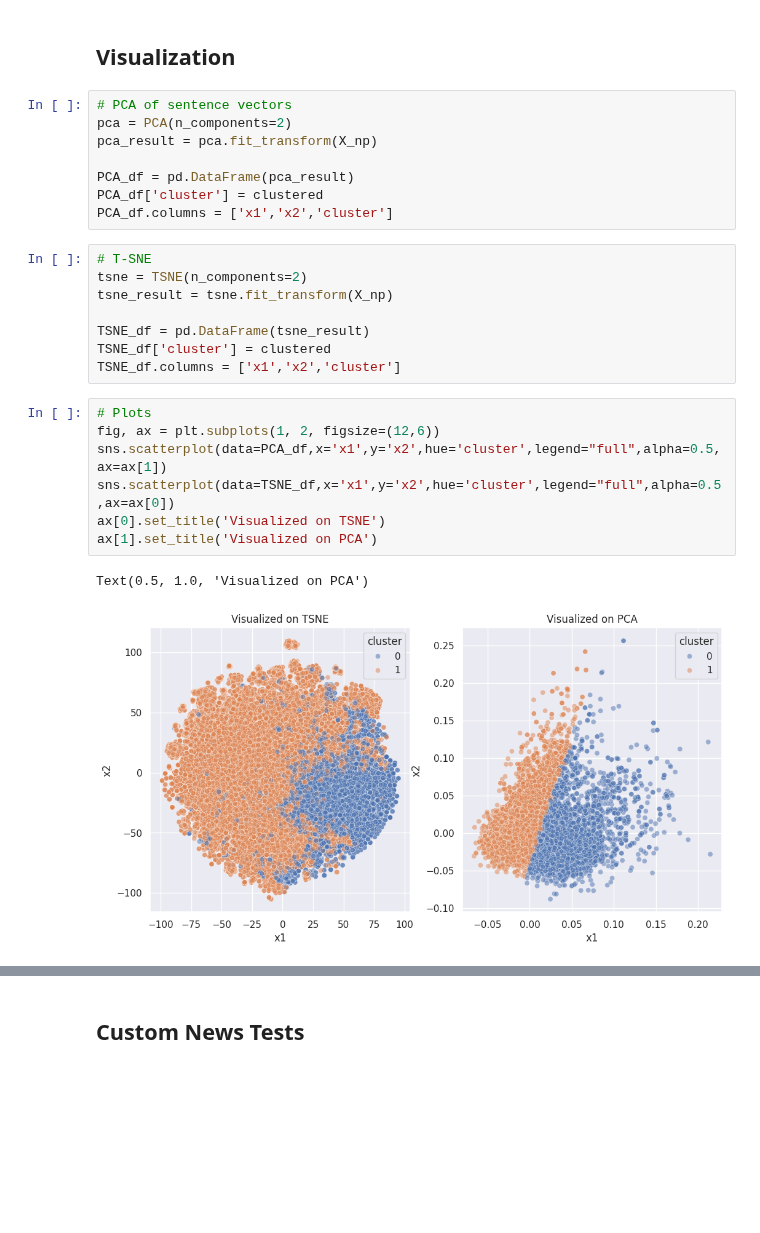
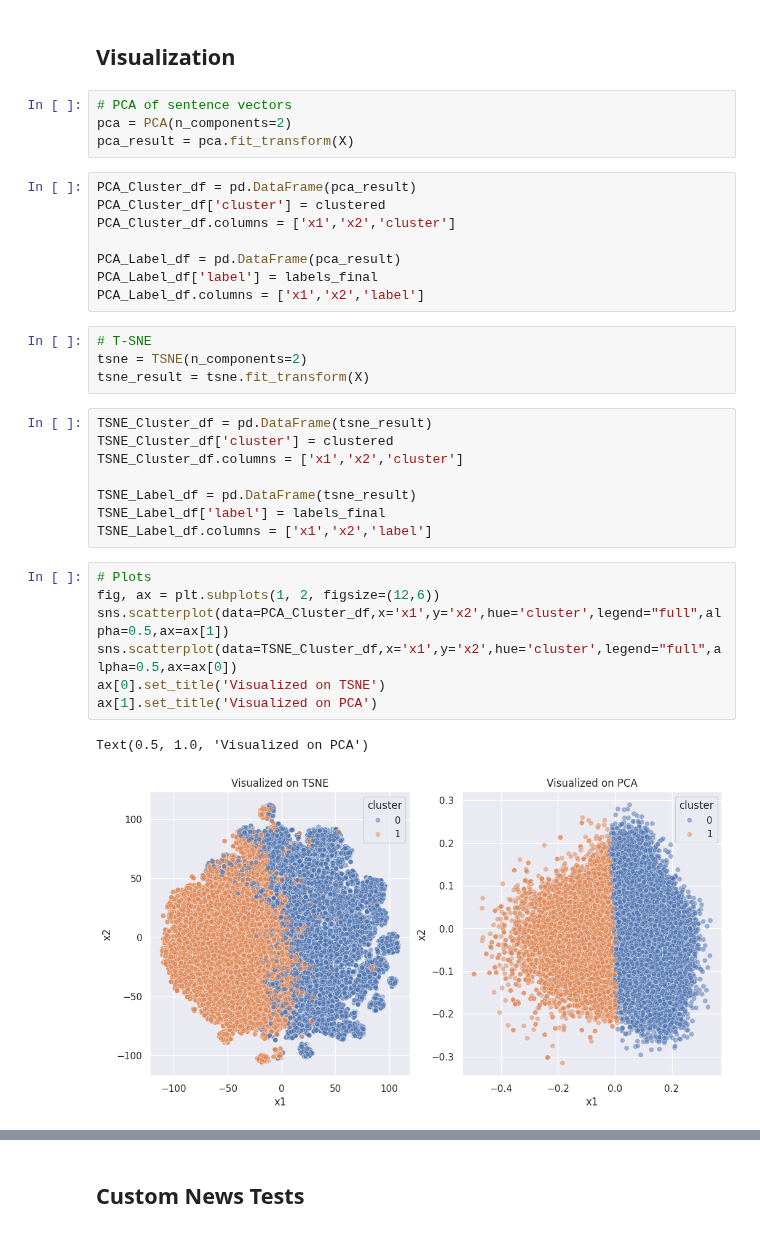
Before and after one commit to detiuaveiro/aas, a Jupyter notebook: notebooks/02-anomaly/notebook04.ipynb, the cells around one changed output, grey strips where cells are left out. Cells and saved outputs as stored; diff of their text form; blank space fills up the shorter version.

```diff
--- a/notebooks/02-anomaly/notebook04.ipynb
+++ b/notebooks/02-anomaly/notebook04.ipynb
@@ -279,26 +332,34 @@ Correctly clustered news: 7.554189222303905%
 # %%
 # PCA of sentence vectors
 pca = PCA(n_components=2)
-pca_result = pca.fit_transform(X_np)
-
-PCA_df = pd.DataFrame(pca_result)
-PCA_df['cluster'] = clustered
-PCA_df.columns = ['x1','x2','cluster']
+pca_result = pca.fit_transform(X)
+# %%
+PCA_Cluster_df = pd.DataFrame(pca_result)
+PCA_Cluster_df['cluster'] = clustered
+PCA_Cluster_df.columns = ['x1','x2','cluster']
+
+PCA_Label_df = pd.DataFrame(pca_result)
+PCA_Label_df['label'] = labels_final
+PCA_Label_df.columns = ['x1','x2','label']
 # %%
 # T-SNE
 tsne = TSNE(n_components=2)
-tsne_result = tsne.fit_transform(X_np)
-
-TSNE_df = pd.DataFrame(tsne_result)
-TSNE_df['cluster'] = clustered
-TSNE_df.columns = ['x1','x2','cluster']
+tsne_result = tsne.fit_transform(X)
+# %%
+TSNE_Cluster_df = pd.DataFrame(tsne_result)
+TSNE_Cluster_df['cluster'] = clustered
+TSNE_Cluster_df.columns = ['x1','x2','cluster']
+
+TSNE_Label_df = pd.DataFrame(tsne_result)
+TSNE_Label_df['label'] = labels_final
+TSNE_Label_df.columns = ['x1','x2','label']
 # %%
 # Plots
 fig, ax = plt.subplots(1, 2, figsize=(12,6))
-sns.scatterplot(data=PCA_df,x='x1',y='x2',hue='cluster',legend="full",alpha=0.5,ax=ax[1])
-sns.scatterplot(data=TSNE_df,x='x1',y='x2',hue='cluster',legend="full",alpha=0.5,ax=ax[0])
+sns.scatterplot(data=PCA_Cluster_df,x='x1',y='x2',hue='cluster',legend="full",alpha=0.5,ax=ax[1])
+sns.scatterplot(data=TSNE_Cluster_df,x='x1',y='x2',hue='cluster',legend="full",alpha=0.5,ax=ax[0])
 ax[0].set_title('Visualized on TSNE')
 ax[1].set_title('Visualized on PCA')
 # %% [output]
 Text(0.5, 1.0, 'Visualized on PCA')
-[figure, old version]
+[figure, new version]
```
Also changed, not shown: parts of 21 cells of this notebook, 15 other files.
